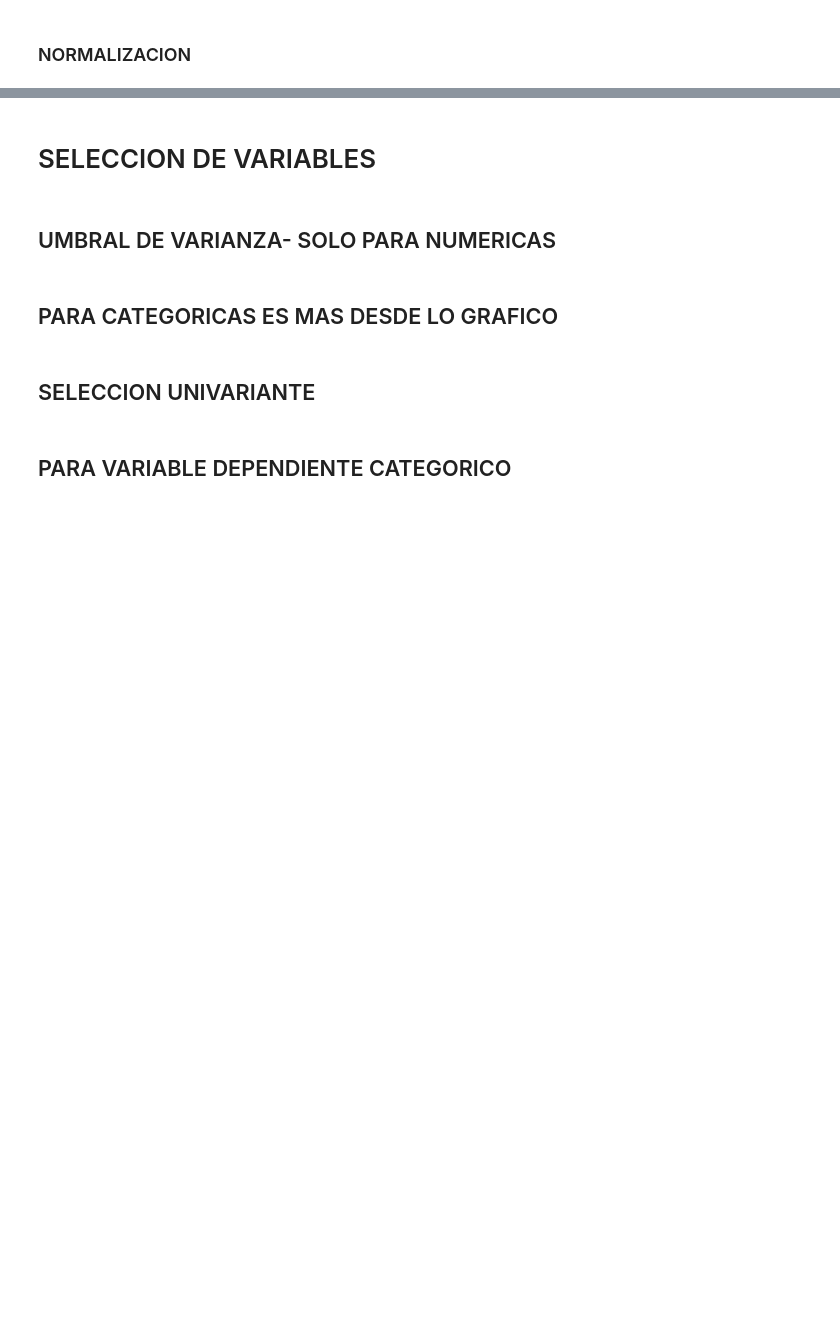
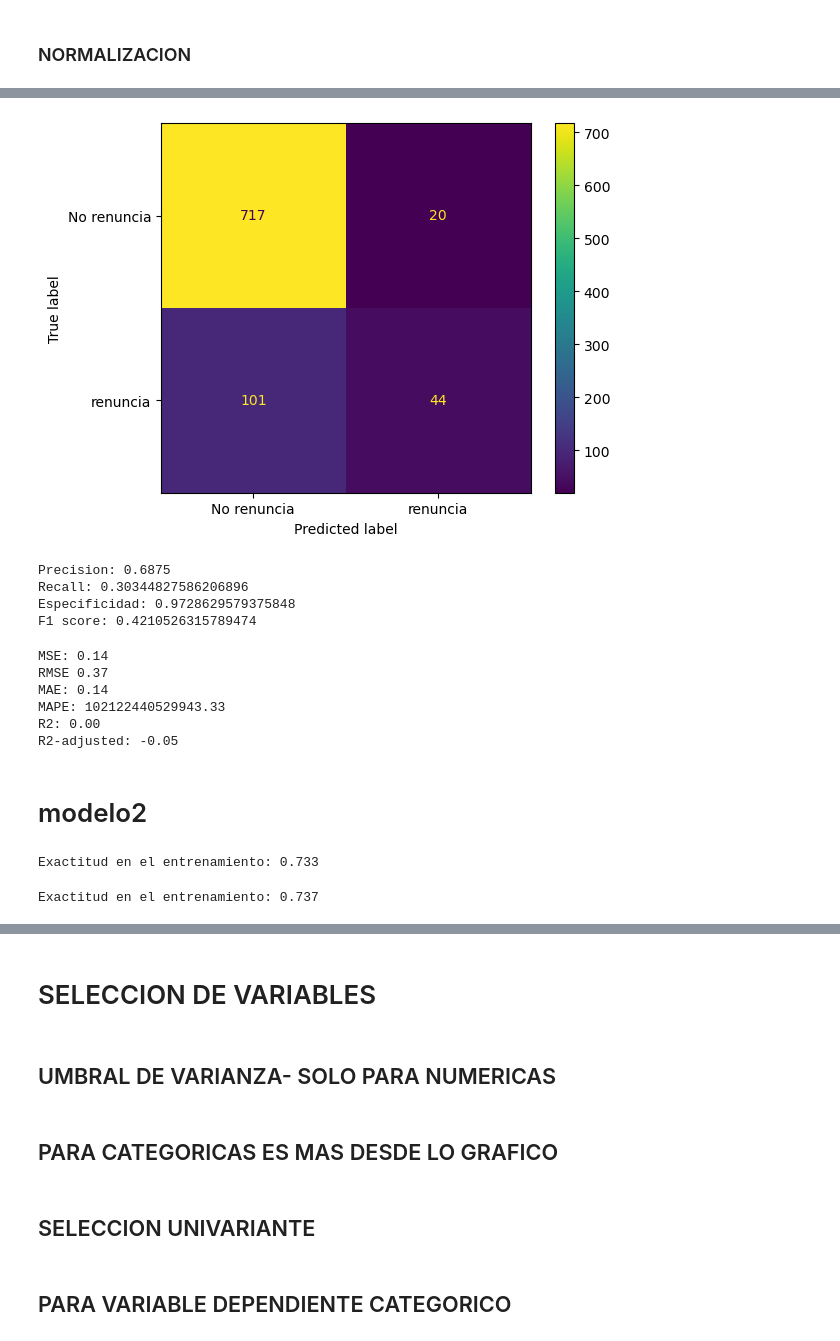
Before and after one commit to CamiloLoaiza12/Analitica2_trabajo1, a Jupyter notebook: Selección_de_variables_y_regularización.ipynb, the cells around one changed output, grey strips where cells are left out. Cells and saved outputs as stored; diff of their text form; code cells hidden in the pictures; blank space fills up the shorter version.

```diff
--- a/Selección_de_variables_y_regularización.ipynb
+++ b/Selección_de_variables_y_regularización.ipynb
@@ -222,7 +222,7 @@ x=tablabase1.drop(["desercion"],axis=1)
 
 X_train, X_test, y_train, y_test = train_test_split(x, y, test_size=0.2)
 
-columnasenteras=["edad","distancia_domicilio","educacion","nivel_de_cargo","ingresos_mensuales","porcentaje_aumentosalario","nivel_de_opciones","años_empresa","años_desde_acenso","años_jefe_actual","implicacion_laboral","rendimiento"]
+columnasenteras=["distancia_domicilio","educacion","nivel_de_cargo","ingresos_mensuales","porcentaje_aumentosalario","nivel_de_opciones","años_jefe_actual","implicacion_laboral"]
 tablabase1[columnasenteras]=tablabase1[columnasenteras].astype(float)
 columnasfloat=list(tablabase1.select_dtypes("float64").columns)
 pipeline=ColumnTransformer([("num", StandardScaler(),columnasfloat)],remainder='passthrough')
@@ -231,0 +249,69 @@ X_test_std = pipeline.transform(X_test)
+# %%
+from sklearn.metrics import confusion_matrix, ConfusionMatrixDisplay
+matriz= confusion_matrix(y_test, y_pred)
+matriz_display = ConfusionMatrixDisplay(confusion_matrix=matriz, display_labels=['No renuncia', 'renuncia'])
+matriz_display.plot()
+plt.show()
+# %% [output]
+[figure, added]
+# %%
+tn, fp, fn, tp = matriz.ravel()
+
+precision = tp / (tp + fp)
+recall = tp / (tp + fn)
+especificidad = tn / (fp + tn)
+f1_score = 2*(precision*recall)/(precision+recall)
+
+print(f'Precision: {precision}')
+print(f'Recall: {recall}')
+print(f'Especificidad: {especificidad}')
+print(f'F1 score: {f1_score}')
+# %% [output]
+Precision: 0.6875
+Recall: 0.30344827586206896
+Especificidad: 0.9728629579375848
+F1 score: 0.4210526315789474
+# %%
+# Metricas
+print("MSE: %.2f" % mean_squared_error(y_test, y_pred))
+print("RMSE %.2f" % math.sqrt(mean_squared_error(y_test, y_pred)))
+print("MAE: %.2f" % mean_absolute_error(y_test, y_pred))
+print("MAPE: %.2f" % mean_absolute_percentage_error(y_test, y_pred))
+print("R2: %.2f" % r2_score(y_test, y_pred))
+
+# R2 ajustado
+r2 = r2_score(y_test, y_pred)
+adj_r2 = 1 - (1-r2)*(len(y_test)-1)/(len(y_test)-X_test_std.shape[1]-1)
+print("R2-adjusted: %.2f" % adj_r2)
+# %% [output]
+MSE: 0.14
+RMSE 0.37
+MAE: 0.14
+MAPE: 102122440529943.33
+R2: 0.00
+R2-adjusted: -0.05
+# %% [markdown]
+# modelo2
+# %%
+from sklearn.metrics import accuracy_score
+X_train_std1=X_train_std.copy()
+X_test_std1=X_test_std.copy()
+# Entrenamiento del modelo
+modelo1 = LogisticRegression(class_weight="balanced",random_state=142)
+
+# Ajustar el modelo a los datos
+modelo1.fit(X_train_std1, y_train)
+
+# Desempeño en el entrenamiento
+y_train_pred1 = modelo1.predict(X_train_std1)
+
+print('Exactitud en el entrenamiento: %.3f'  %accuracy_score(y_train, y_train_pred1) )
+# %% [output]
+Exactitud en el entrenamiento: 0.733
+# %%
+y_pred1 = modelo1.predict(X_test_std1)
+
+# Exactitud en el conjunto de validación
+print('Exactitud en el entrenamiento: %.3f'  %accuracy_score(y_test, y_pred1))
+# %% [output]
+Exactitud en el entrenamiento: 0.737
```
Also changed, not shown: parts of 12 cells of this notebook.
